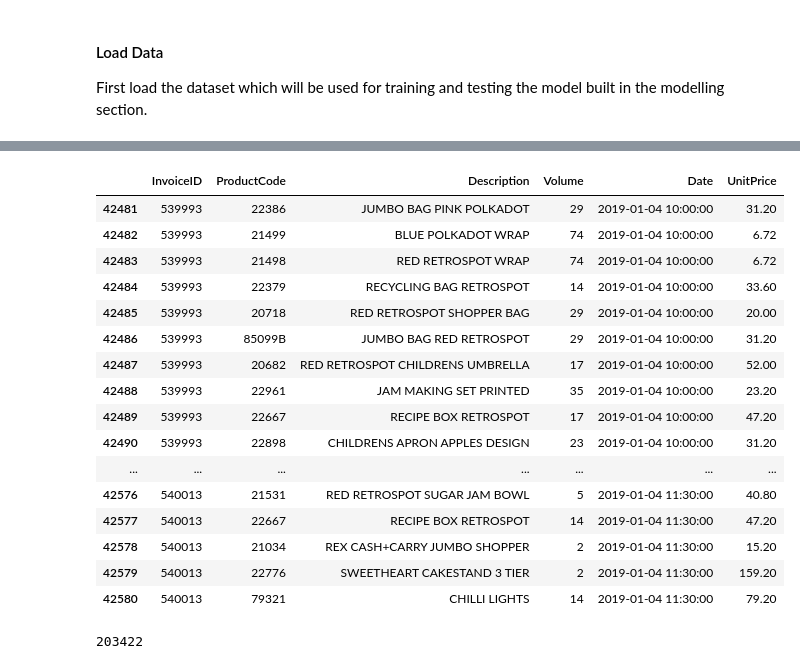
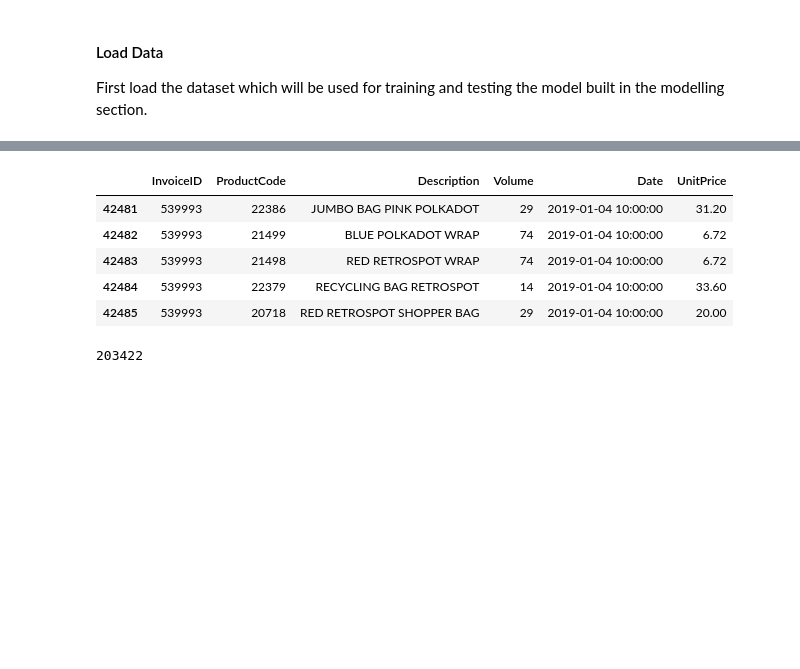
Before and after one commit to maxbrent/IsaziChallenge, a Jupyter notebook: Isazi_AI_Challenge.ipynb, the cells around one changed output, grey strips where cells are left out. Saved outputs shown, nothing was run; the diff lists cells and outputs as text; code cells hidden in the pictures; blank space fills up the shorter version.

```diff
--- a/Isazi_AI_Challenge.ipynb
+++ b/Isazi_AI_Challenge.ipynb
@@ -81,25 +86,14 @@ sys.path.insert(0, '/content/IsaziChallenge/')
 
 data = pd.read_csv('/content/IsaziChallenge/data/DS - case study 1 - add material - sales_volumes.csv', index_col=0)
 # %%
-data.head(100)
+data.head()
 # %% [output]
 |  | InvoiceID | ProductCode | Description | Volume | Date | UnitPrice |
 | 42481 | 539993 | 22386 | JUMBO BAG PINK POLKADOT | 29 | 2019-01-04 10:00:00 | 31.20 |
 | 42482 | 539993 | 21499 | BLUE POLKADOT WRAP | 74 | 2019-01-04 10:00:00 | 6.72 |
 | 42483 | 539993 | 21498 | RED RETROSPOT WRAP | 74 | 2019-01-04 10:00:00 | 6.72 |
 | 42484 | 539993 | 22379 | RECYCLING BAG RETROSPOT | 14 | 2019-01-04 10:00:00 | 33.60 |
 | 42485 | 539993 | 20718 | RED RETROSPOT SHOPPER BAG | 29 | 2019-01-04 10:00:00 | 20.00 |
-| 42486 | 539993 | 85099B | JUMBO BAG RED RETROSPOT | 29 | 2019-01-04 10:00:00 | 31.20 |
-| 42487 | 539993 | 20682 | RED RETROSPOT CHILDRENS UMBRELLA | 17 | 2019-01-04 10:00:00 | 52.00 |
-| 42488 | 539993 | 22961 | JAM MAKING SET PRINTED | 35 | 2019-01-04 10:00:00 | 23.20 |
-| 42489 | 539993 | 22667 | RECIPE BOX RETROSPOT | 17 | 2019-01-04 10:00:00 | 47.20 |
-| 42490 | 539993 | 22898 | CHILDRENS APRON APPLES DESIGN | 23 | 2019-01-04 10:00:00 | 31.20 |
-| ... | ... | ... | ... | ... | ... | ... |
-| 42576 | 540013 | 21531 | RED RETROSPOT SUGAR JAM BOWL | 5 | 2019-01-04 11:30:00 | 40.80 |
-| 42577 | 540013 | 22667 | RECIPE BOX RETROSPOT | 14 | 2019-01-04 11:30:00 | 47.20 |
-| 42578 | 540013 | 21034 | REX CASH+CARRY JUMBO SHOPPER | 2 | 2019-01-04 11:30:00 | 15.20 |
-| 42579 | 540013 | 22776 | SWEETHEART CAKESTAND 3 TIER | 2 | 2019-01-04 11:30:00 | 159.20 |
-| 42580 | 540013 | 79321 | CHILLI LIGHTS | 14 | 2019-01-04 11:30:00 | 79.20 |
 # %%
 len(data)
 # %% [output]
```
Also changed, not shown: parts of 36 cells of this notebook.
